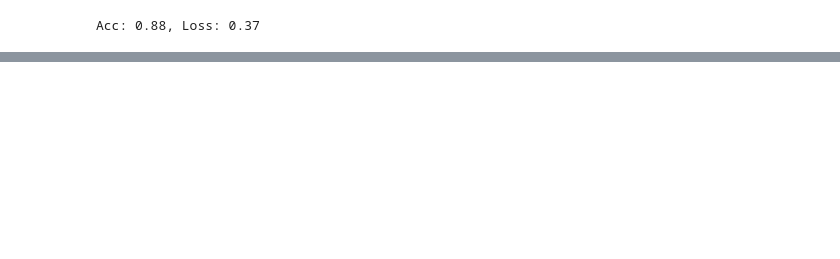
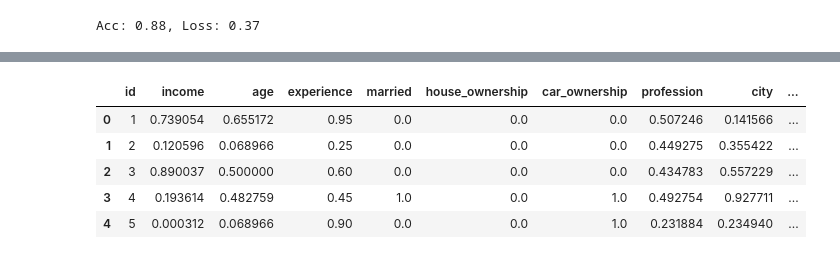
Before and after one commit to harshraj22/DeepLearning, a Jupyter notebook: submissions/Univ.ai [Credit Risk Prediction]/univ_ai_deep_learning_approach.ipynb, the cells around one changed output, grey strips where cells are left out. Cells and saved outputs as stored; diff of their text form; code cells hidden in the pictures; blank space fills up the shorter version.

```diff
--- a/submissions/Univ.ai [Credit Risk Prediction]/univ_ai_deep_learning_approach.ipynb
+++ b/submissions/Univ.ai [Credit Risk Prediction]/univ_ai_deep_learning_approach.ipynb
@@ -224,0 +281,9 @@ Acc: 0.88, Loss: 0.37
+# %%
+pd.read_csv('predict.csv').head()
+# %% [output]
+|  | id | income | age | experience | married | house_ownership | car_ownership | profession | city | ... |
+| 0 | 1 | 0.739054 | 0.655172 | 0.95 | 0.0 | 0.0 | 0.0 | 0.507246 | 0.141566 | ... |
+| 1 | 2 | 0.120596 | 0.068966 | 0.25 | 0.0 | 0.0 | 0.0 | 0.449275 | 0.355422 | ... |
+| 2 | 3 | 0.890037 | 0.500000 | 0.60 | 0.0 | 0.0 | 0.0 | 0.434783 | 0.557229 | ... |
+| 3 | 4 | 0.193614 | 0.482759 | 0.45 | 1.0 | 0.0 | 1.0 | 0.492754 | 0.927711 | ... |
+| 4 | 5 | 0.000312 | 0.068966 | 0.90 | 0.0 | 0.0 | 1.0 | 0.231884 | 0.234940 | ... |
```
Also changed, not shown: parts of 10 cells of this notebook.
